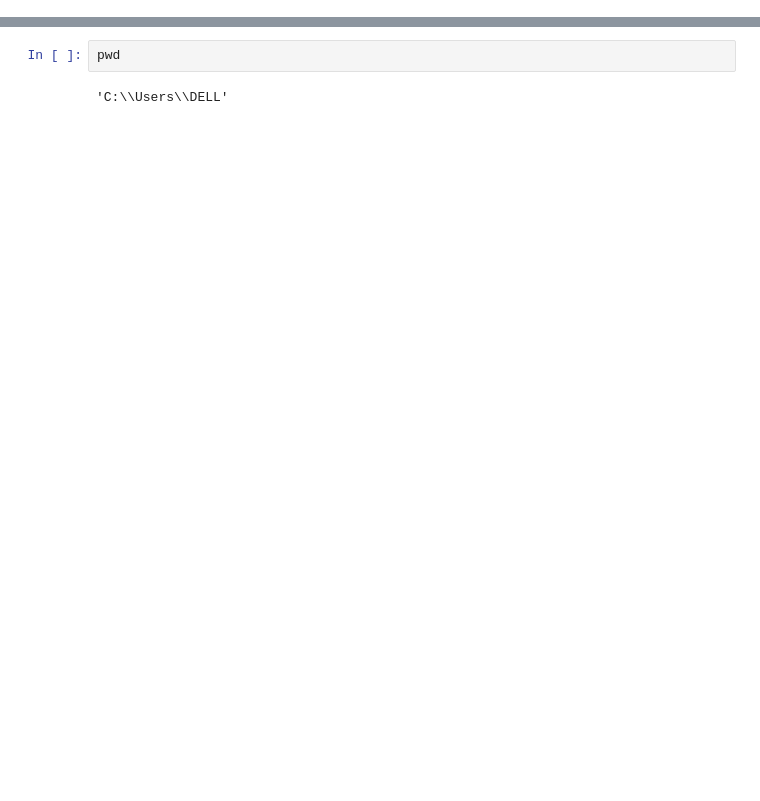
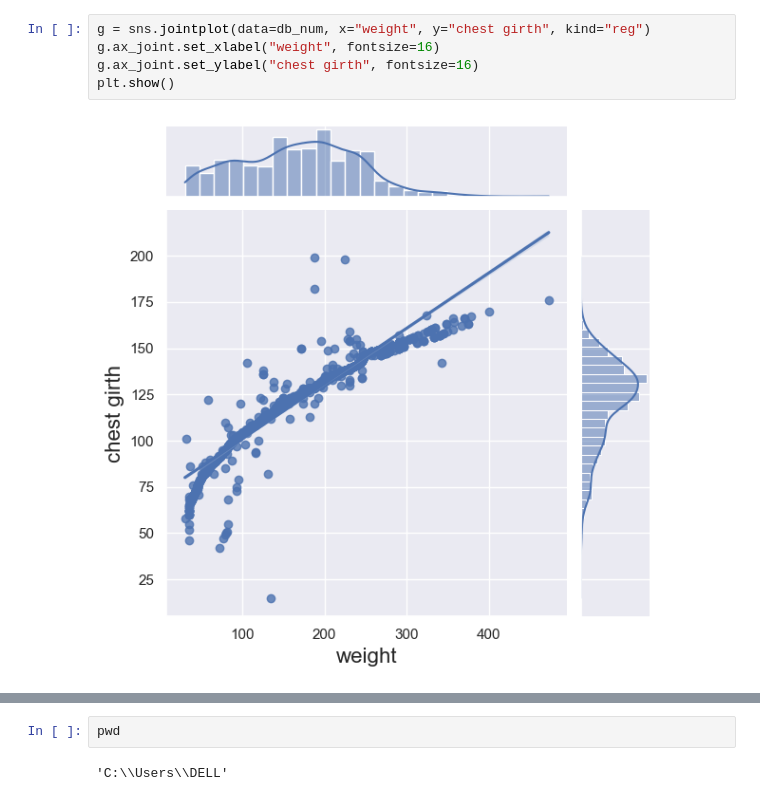
Before and after one commit to Fulzo/Taurin-preliminar, a Jupyter notebook: notebooks/exploration.ipynb, the cells around one changed output, grey strips where cells are left out. Cells and saved outputs as stored; diff of their text form; blank space fills up the shorter version.

```diff
--- a/notebooks/exploration.ipynb
+++ b/notebooks/exploration.ipynb
@@ -363,0 +216,7 @@ plt.show()
+# %%
+g = sns.jointplot(data=db_num, x="weight", y="chest girth", kind="reg")
+g.ax_joint.set_xlabel("weight", fontsize=16)
+g.ax_joint.set_ylabel("chest girth", fontsize=16)
+plt.show()
+# %% [output]
+[figure, added]
```
Also changed, not shown: parts of 177 cells of this notebook, 2 other files.
